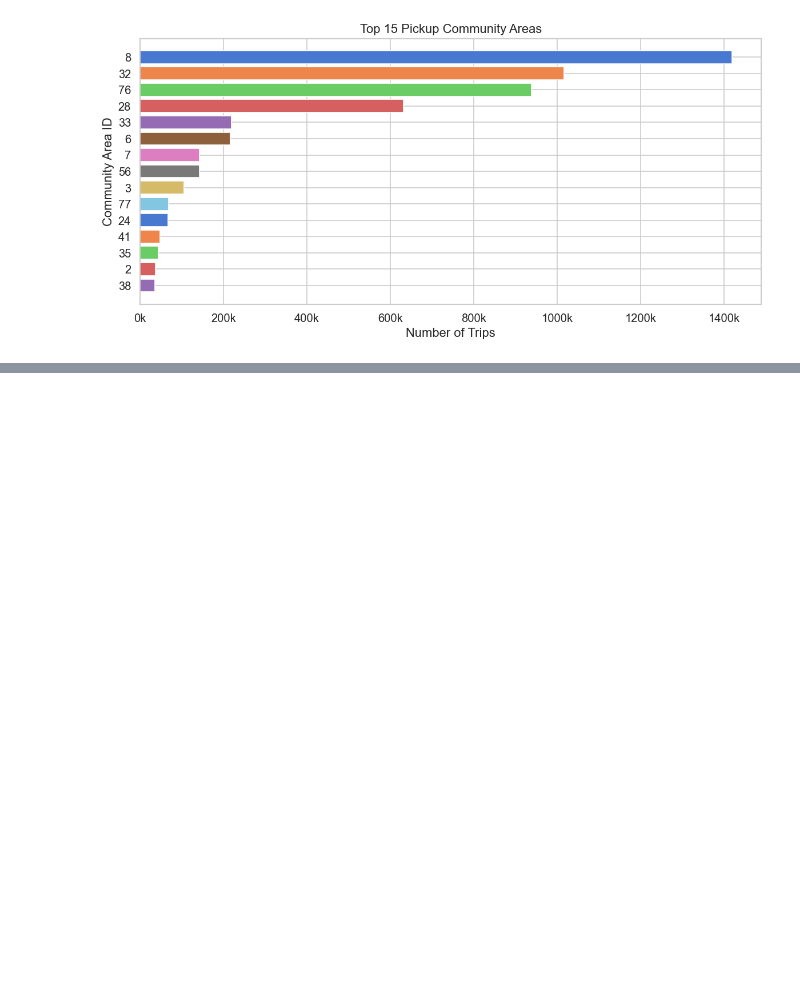
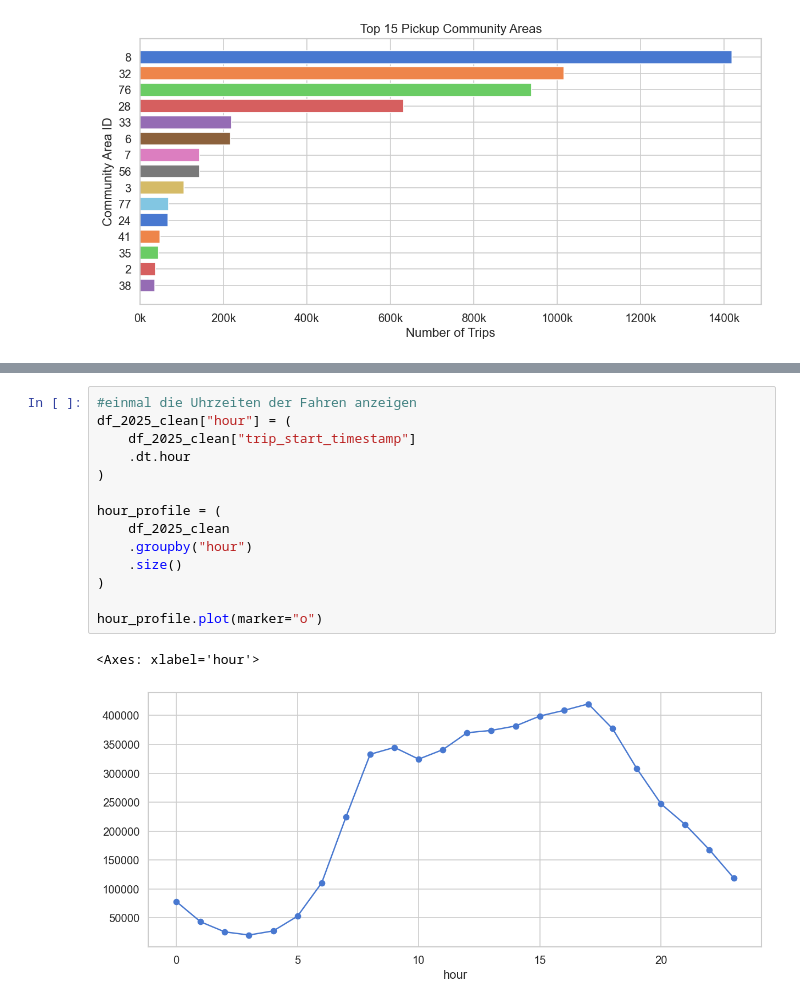
Before and after one commit to nbringew/AAA_Team_1, a Jupyter notebook: notebooks/01.1_data_exploration_taxis.ipynb, the cells around one changed output, grey strips where cells are left out. Drawn from its saved outputs; the diff is of its cells as text; blank space fills up the shorter version.

```diff
--- a/notebooks/01.1_data_exploration_taxis.ipynb
+++ b/notebooks/01.1_data_exploration_taxis.ipynb
@@ -336,0 +360,17 @@ plt.show()
+# %%
+#einmal die Uhrzeiten der Fahren anzeigen
+df_2025_clean["hour"] = (
+    df_2025_clean["trip_start_timestamp"]
+    .dt.hour
+)
+
+hour_profile = (
+    df_2025_clean
+    .groupby("hour")
+    .size()
+)
+
+hour_profile.plot(marker="o")
+# %% [output]
+<Axes: xlabel='hour'>
+[figure, added]
```
Also changed, not shown: parts of 10 cells of this notebook.
